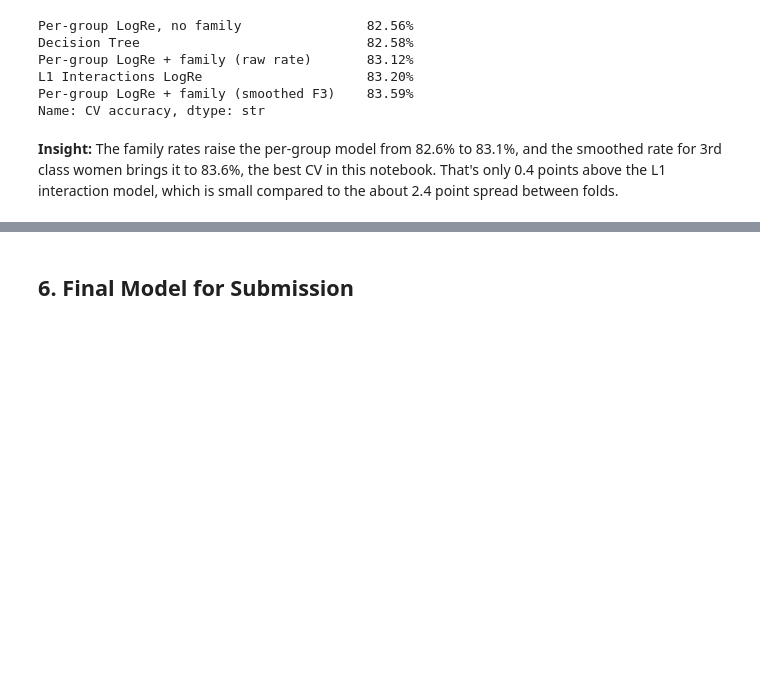
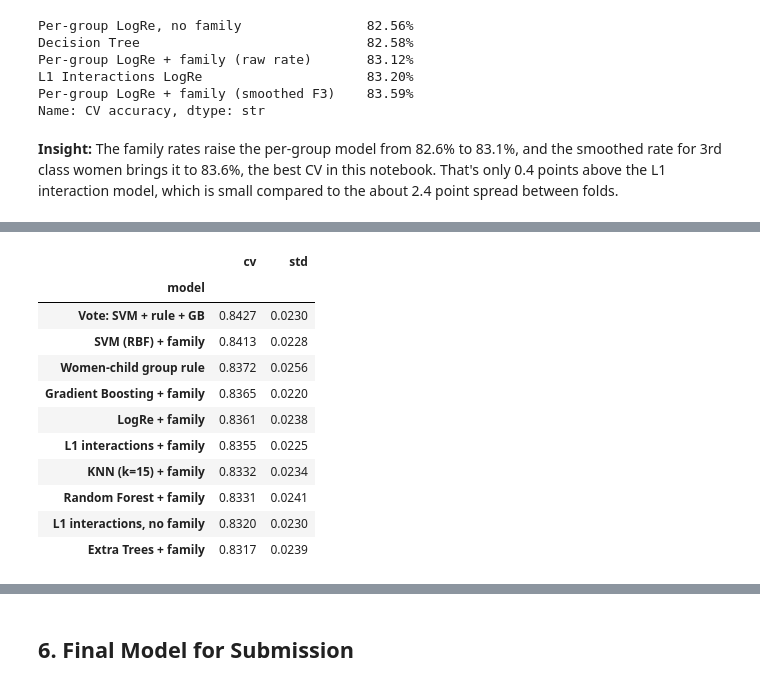
Before and after one commit to IanCode212/Titanic_Survival_Prediction, a Jupyter notebook: titanic.ipynb, the cells around one changed output, grey strips where cells are left out. Drawn from its saved outputs; the diff is of its cells as text; code cells hidden in the pictures; blank space fills up the shorter version.

Commit message:
Add family survival models, new final model (0.80478)

```diff
--- a/titanic.ipynb
+++ b/titanic.ipynb
@@ -593,8 +593,9 @@ Make a family ID (Family_Key) from surname and ticket. Train and test are combin
 for df in [train, test]:
     df['Surname'] = df['Name'].str.split(',').str[0].str.strip()
     df['Family_Key'] = df['Surname'] + '_' + df['Ticket']
+    df['Is_Boy'] = (df['Title'] == 'Master').astype(int)
 
-info_cols = ['PassengerId', 'Family_Key', 'Sex', 'Pclass']
+info_cols = ['PassengerId', 'Family_Key', 'Sex', 'Pclass', 'Is_Boy']
 X_fam = pd.concat([X, train[info_cols]], axis=1)
 X_test_fam = pd.concat([X_test, test[info_cols]], axis=1)
 
@@ -695,0 +758,35 @@ Name: CV accuracy, dtype: str
+# %%
+svm_family = WithFamily(make_pipeline(StandardScaler(), SVC(C=1.0)))
+gb_family = WithFamily(GradientBoostingClassifier(n_estimators=150, max_depth=2, random_state=42))
+vote_family = VotingClassifier([('svm', svm_family), ('wcg', WomenChildGroup()), ('gb', gb_family)], voting='hard')
+
+many_models = {
+    'L1 interactions, no family': (pair_model, X),
+    'Women-child group rule': (WomenChildGroup(), X_fam),
+    'LogRe + family': (WithFamily(make_pipeline(StandardScaler(), LogisticRegression(max_iter=2000))), X_fam),
+    'L1 interactions + family': (WithFamily(clone(pair_model)), X_fam),
+    'Random Forest + family': (WithFamily(RandomForestClassifier(n_estimators=300, max_depth=6, random_state=42)), X_fam),
+    'Extra Trees + family': (WithFamily(ExtraTreesClassifier(n_estimators=300, max_depth=6, random_state=42)), X_fam),
+    'Gradient Boosting + family': (gb_family, X_fam),
+    'KNN (k=15) + family': (WithFamily(make_pipeline(StandardScaler(), KNeighborsClassifier(15))), X_fam),
+    'SVM (RBF) + family': (svm_family, X_fam),
+    'Vote: SVM + rule + GB': (vote_family, X_fam),
+}
+many_results = pd.DataFrame(
+    [(name, *(lambda s: (s.mean(), s.std()))(cross_val_score(m, data, y, cv=rcv, n_jobs=-1))) for name, (m, data) in many_models.items()],
+    columns=['model', 'cv', 'std'],
+).set_index('model').sort_values('cv', ascending=False)
+many_results.round(4)
+# %% [output]
+|  | cv | std |
+| model |  |  |
+| Vote: SVM + rule + GB | 0.8427 | 0.0230 |
+| SVM (RBF) + family | 0.8413 | 0.0228 |
+| Women-child group rule | 0.8372 | 0.0256 |
+| Gradient Boosting + family | 0.8365 | 0.0220 |
+| LogRe + family | 0.8361 | 0.0238 |
+| L1 interactions + family | 0.8355 | 0.0225 |
+| KNN (k=15) + family | 0.8332 | 0.0234 |
+| Random Forest + family | 0.8331 | 0.0241 |
+| L1 interactions, no family | 0.8320 | 0.0230 |
+| Extra Trees + family | 0.8317 | 0.0239 |
```
Also changed, not shown: parts of 10 cells of this notebook, 5 other files.
